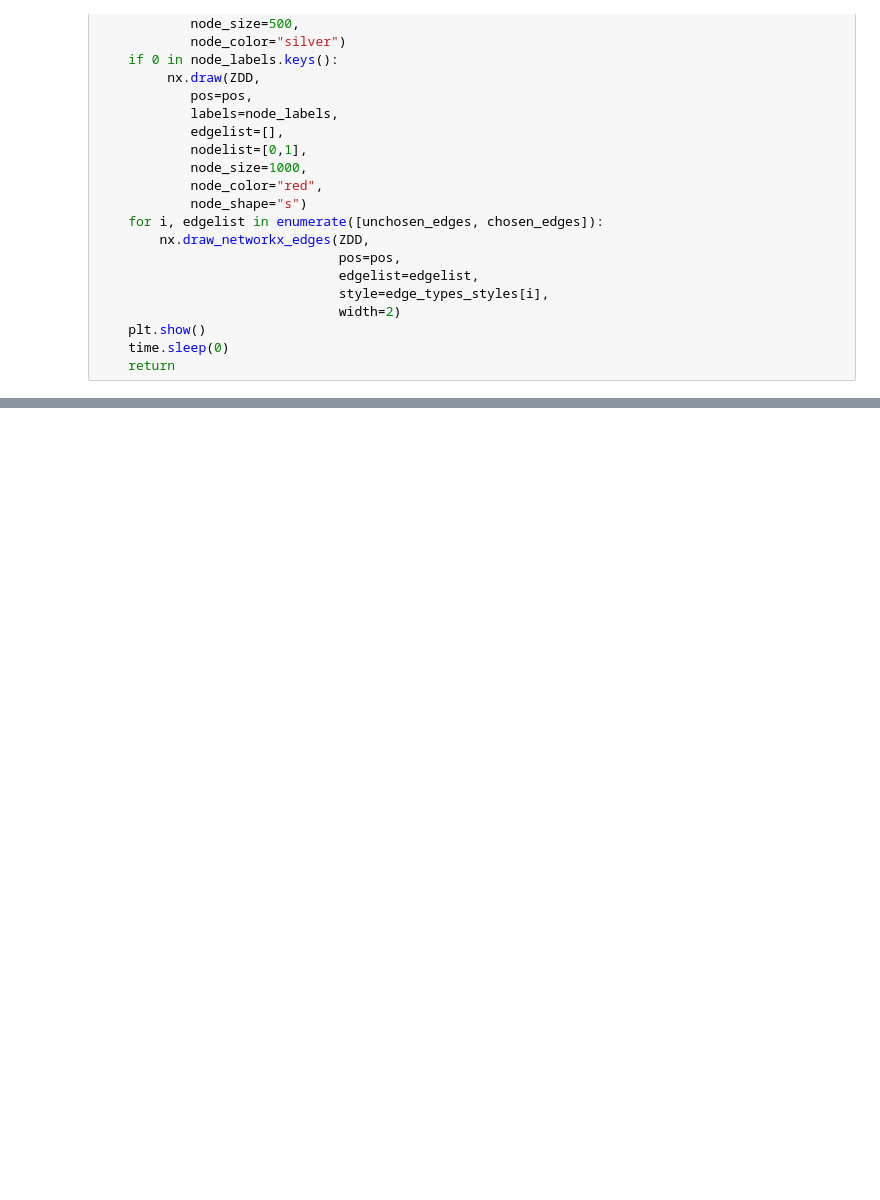
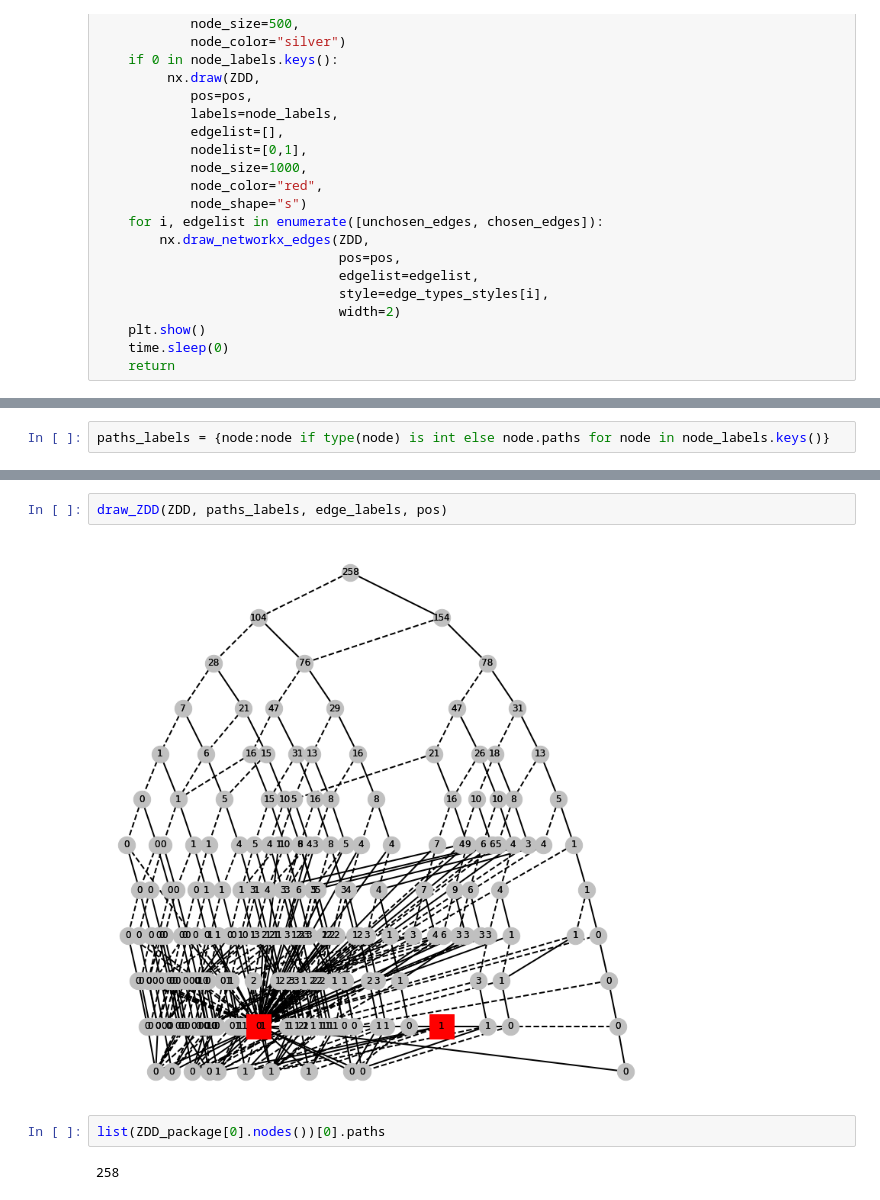
Before and after one commit to gerrymandr/trees, a Jupyter notebook: ZDD/algorithm.ipynb, the cells around one changed output, grey strips where cells are left out. Cells and saved outputs as stored; diff of their text form; blank space fills up the shorter version.

```diff
--- a/ZDD/algorithm.ipynb
+++ b/ZDD/algorithm.ipynb
@@ -309,0 +316,2 @@ Wall time: 1.02 s
+# %%
+paths_labels = {node:node if type(node) is int else node.paths for node in node_labels.keys()}
@@ -309,0 +348,8 @@ Wall time: 1.02 s
+# %%
+draw_ZDD(ZDD, paths_labels, edge_labels, pos)
+# %% [output]
+[figure, added]
+# %%
+list(ZDD_package[0].nodes())[0].paths
+# %% [output]
+258
```
Also changed, not shown: parts of 13 cells of this notebook.
